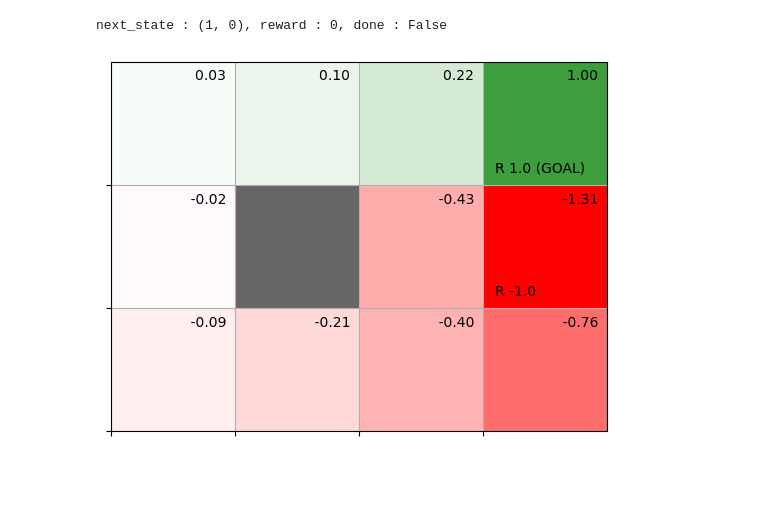
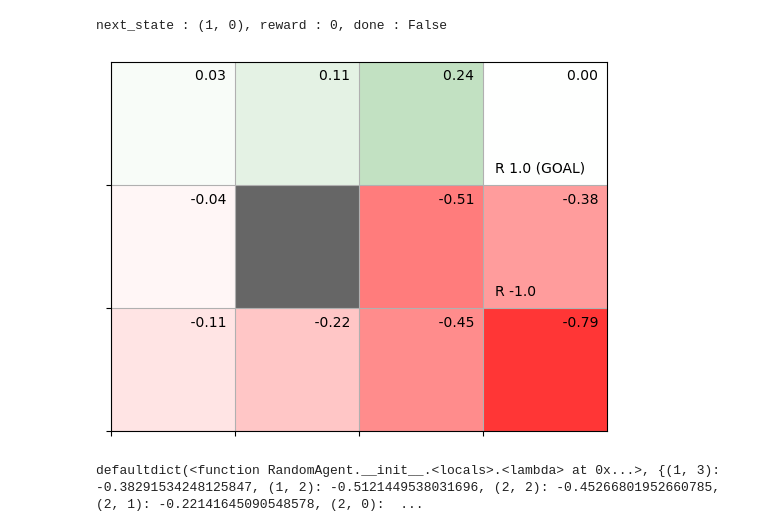
Before and after one commit to superoreoooooo/S251, a Jupyter notebook: ReinforcementLearning/p0501.ipynb, the cells around one changed output. Cells and saved outputs as stored; diff of their text form; code cells hidden in the pictures; blank space fills up the shorter version.

```diff
--- a/ReinforcementLearning/p0501.ipynb
+++ b/ReinforcementLearning/p0501.ipynb
@@ -277,7 +277,7 @@ print(V)
 # %%
 env = GridWorld()
 action = 0
-next_state, reward, done = env.step(action=action)
+next_state, reward, done = env.step(action)
 
 print(f"next_state : {next_state}, reward : {reward}, done : {done}")
 # %% [output]
@@ -321,25 +320,27 @@ class RandomAgent :
 # %%
 env = GridWorld()
 agent = RandomAgent()
 
 episodes = 1000
 
 for episode in range(episodes) :
     state = env.reset()
     agent.reset()
 
     while True :
         action = agent.get_action(state)
         next_state, reward, done = env.step(action)
 
-        agent.add(next_state, action, reward)
+        agent.add(state, action, reward)
 
         if done :
             agent.eval()
             break
 
         state = next_state
 
 env.render_v(agent.V)
+print(agent.V)
 # %% [output]
-[figure, old version]
+[figure, new version]
+defaultdict(<function RandomAgent.__init__.<locals>.<lambda> at 0x...>, {(1, 3): -0.38291534248125847, (1, 2): -0.5121449538031696, (2, 2): -0.45266801952660785, (2, 1): -0.22141645090548578, (2, 0):  ...
```
Also changed, not shown: parts of 4 cells of this notebook.
